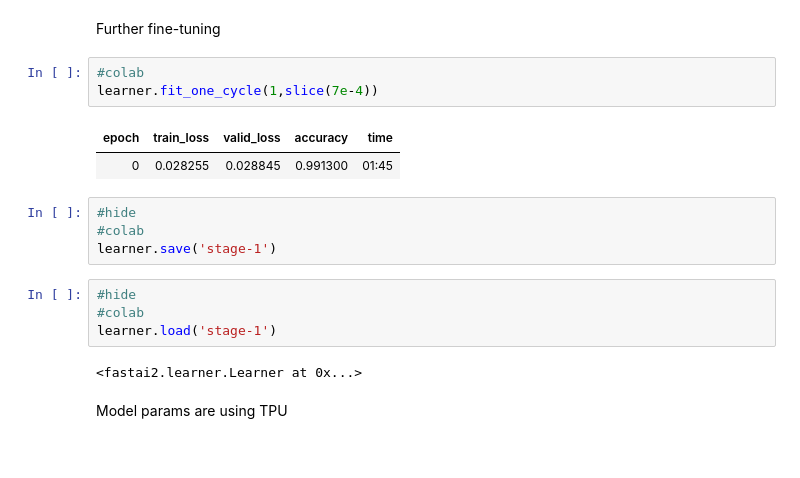
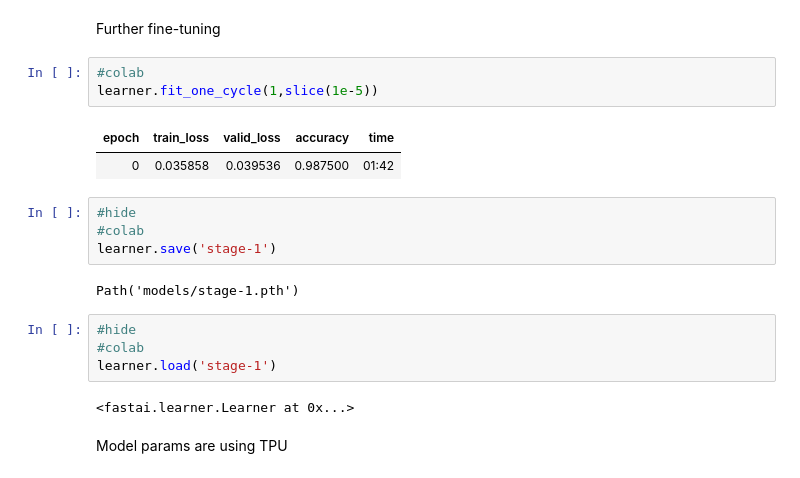
Before and after one commit to butchland/fastai_xla_extensions, a Jupyter notebook: samples/MNIST_TPU_demo.ipynb, the cells around one changed output. Saved outputs shown, nothing was run; the diff lists cells and outputs as text.

```diff
--- a/samples/MNIST_TPU_demo.ipynb
+++ b/samples/MNIST_TPU_demo.ipynb
@@ -252,20 +182,22 @@ SuggestedLRs(lr_min=7.585775847473997e-08, lr_steep=2.511886486900039e-05)
 Further fine-tuning
 # %%
 #colab
-learner.fit_one_cycle(1,slice(7e-4))
+learner.fit_one_cycle(1,slice(1e-5))
 # %% [output]
 | epoch | train_loss | valid_loss | accuracy | time |
-| 0 | 0.028255 | 0.028845 | 0.991300 | 01:45 |
+| 0 | 0.035858 | 0.039536 | 0.987500 | 01:42 |
 # %%
 #hide
 #colab
 learner.save('stage-1')
+# %% [output]
+Path('models/stage-1.pth')
 # %%
 #hide
 #colab
 learner.load('stage-1')
 # %% [output]
-<fastai2.learner.Learner at 0x...>
+<fastai.learner.Learner at 0x...>
 # %% [markdown]
 Model params are using TPU
 # %%
```
Also changed, not shown: parts of 25 cells of this notebook.
